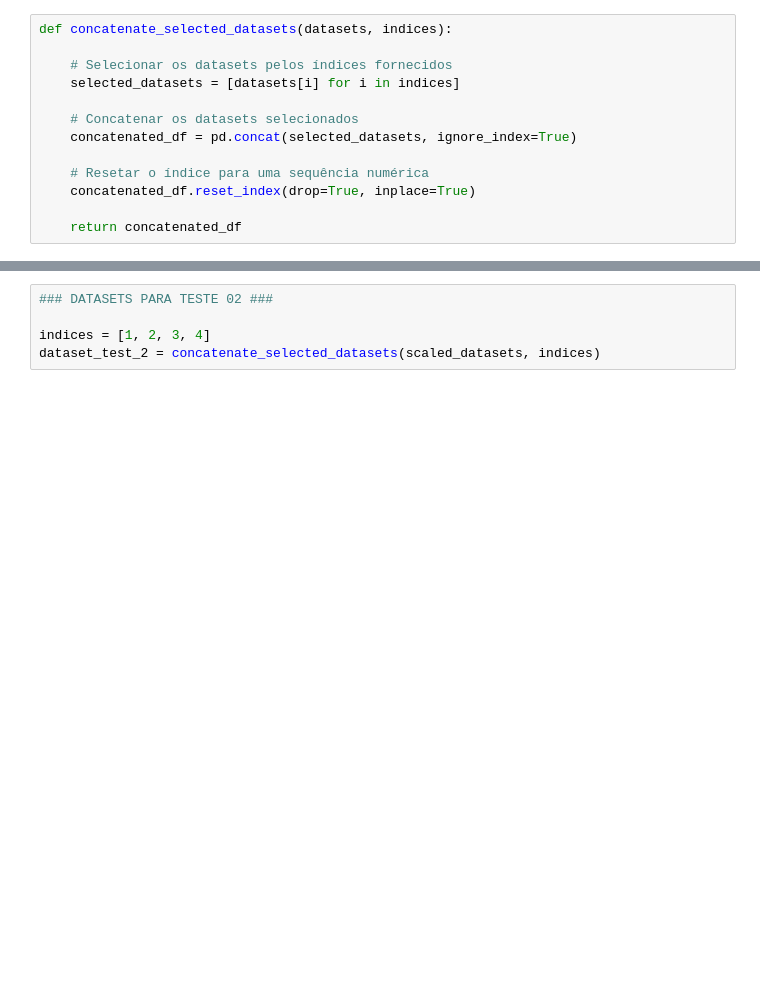
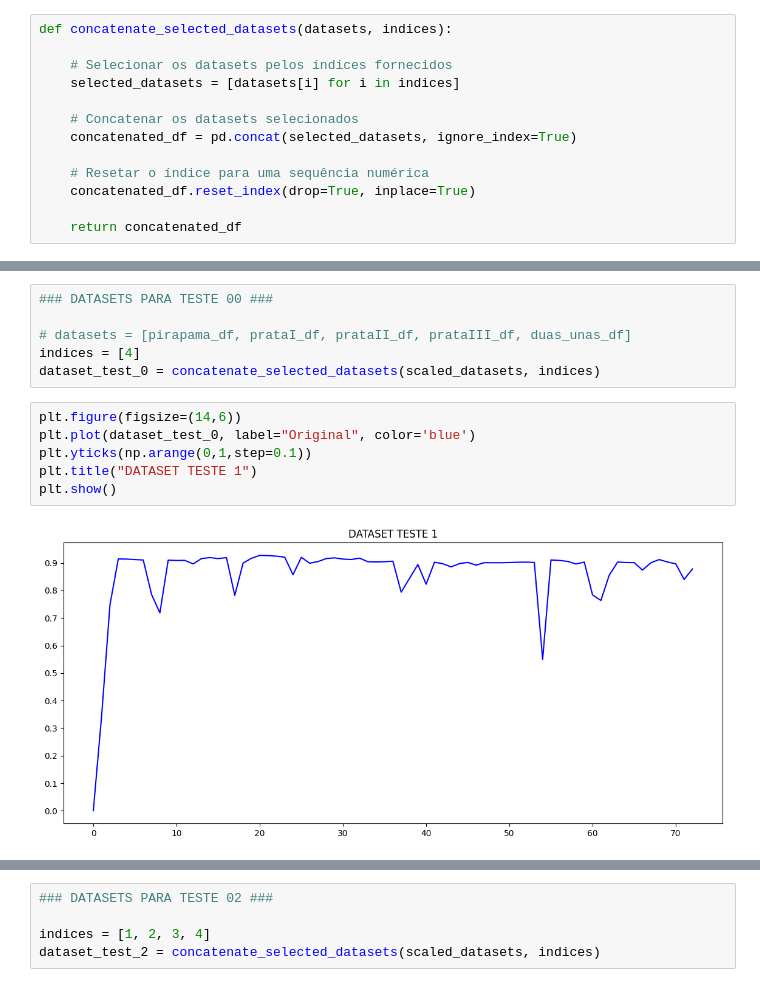
Before and after one commit to RenanFTorres/lstm-timeseries-energy, a Jupyter notebook: transfer_learning_pso_lstm.ipynb, the cells around one changed output, grey strips where cells are left out. Saved outputs shown, nothing was run; the diff lists cells and outputs as text; blank space fills up the shorter version.

```diff
--- a/transfer_learning_pso_lstm.ipynb
+++ b/transfer_learning_pso_lstm.ipynb
@@ -219,0 +353,14 @@ def concatenate_selected_datasets(datasets, indices):
+# %%
+### DATASETS PARA TESTE 00 ###
+
+# datasets = [pirapama_df, prataI_df, prataII_df, prataIII_df, duas_unas_df]
+indices = [4]
+dataset_test_0 = concatenate_selected_datasets(scaled_datasets, indices)
+# %%
+plt.figure(figsize=(14,6))
+plt.plot(dataset_test_0, label="Original", color='blue')
+plt.yticks(np.arange(0,1,step=0.1))
+plt.title("DATASET TESTE 1")
+plt.show()
+# %% [output]
+[figure, added]
```
Also changed, not shown: parts of 63 cells of this notebook, 11 other files.
